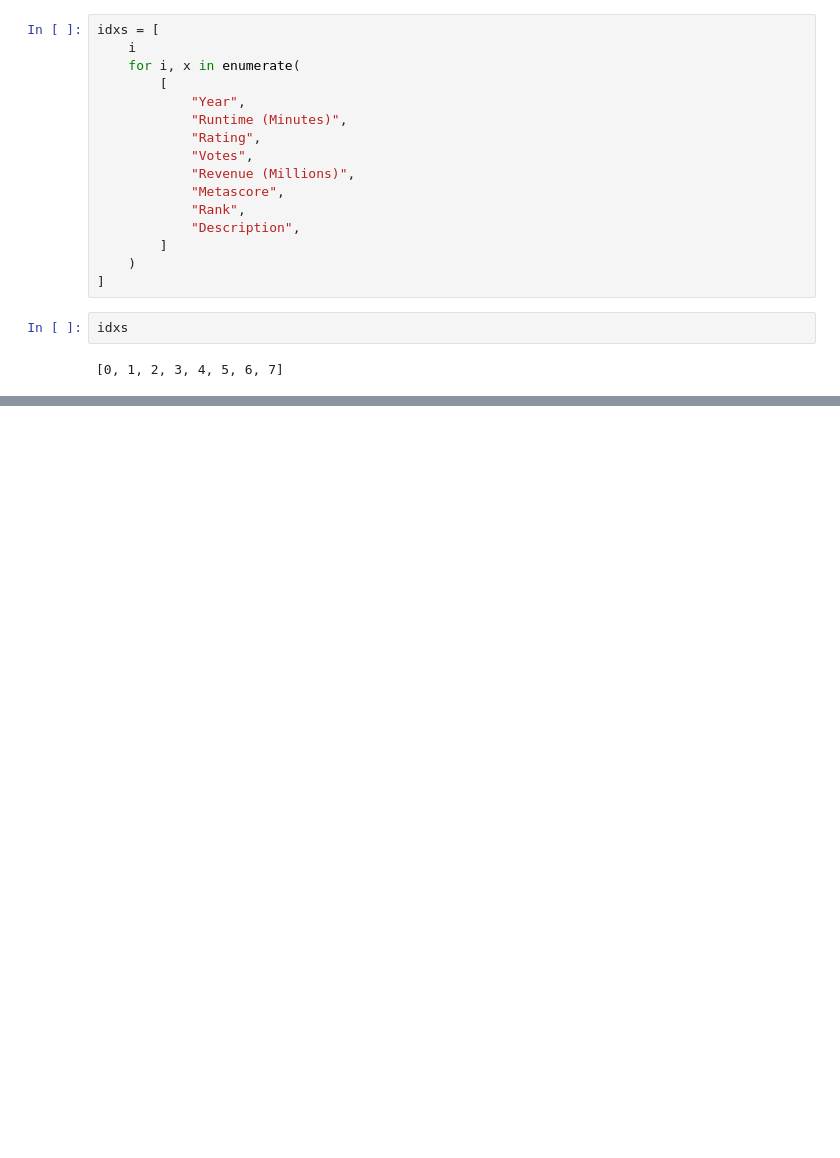
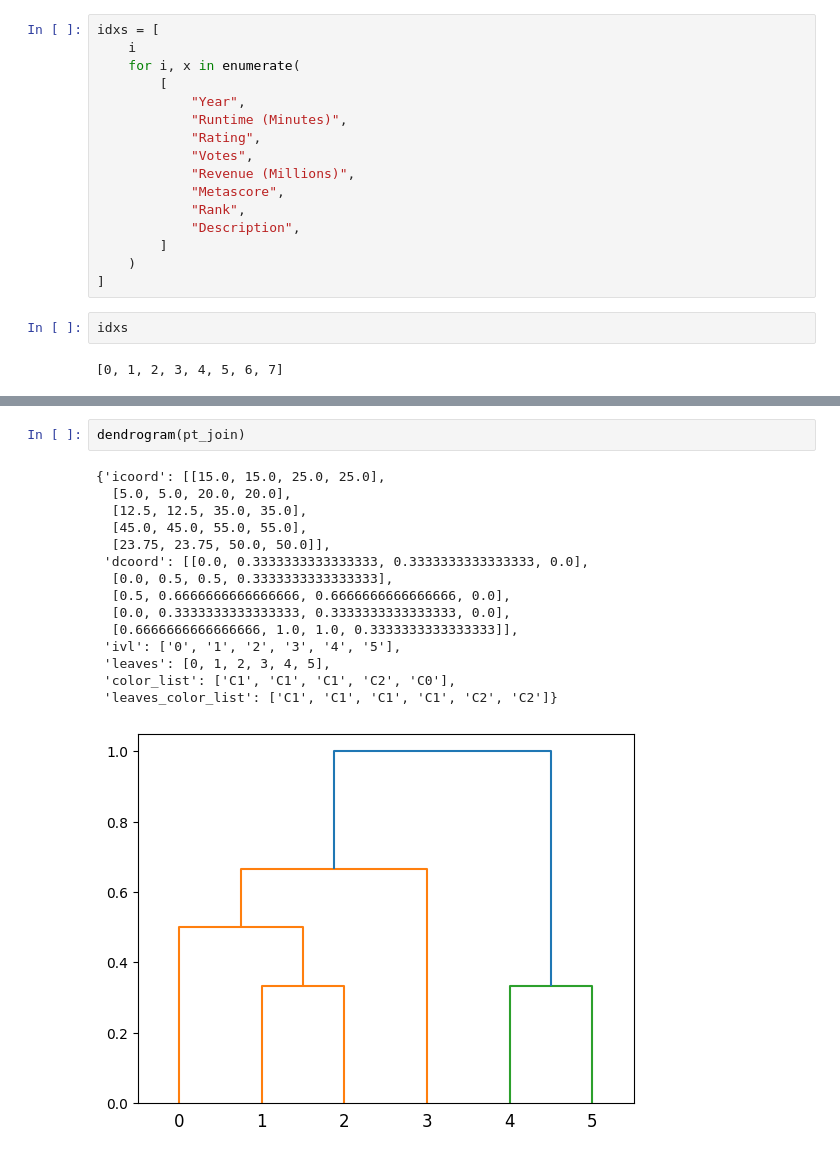
Before and after one commit to jameswburton18/TextNTabularExplanations, a Jupyter notebook: notebooks/test.ipynb, the cells around one changed output, grey strips where cells are left out. Cells and saved outputs as stored; diff of their text form; blank space fills up the shorter version.

```diff
--- a/notebooks/test.ipynb
+++ b/notebooks/test.ipynb
@@ -182,0 +381,18 @@ idxs
+# %%
+dendrogram(pt_join)
+# %% [output]
+{'icoord': [[15.0, 15.0, 25.0, 25.0],
+  [5.0, 5.0, 20.0, 20.0],
+  [12.5, 12.5, 35.0, 35.0],
+  [45.0, 45.0, 55.0, 55.0],
+  [23.75, 23.75, 50.0, 50.0]],
+ 'dcoord': [[0.0, 0.3333333333333333, 0.3333333333333333, 0.0],
+  [0.0, 0.5, 0.5, 0.3333333333333333],
+  [0.5, 0.6666666666666666, 0.6666666666666666, 0.0],
+  [0.0, 0.3333333333333333, 0.3333333333333333, 0.0],
+  [0.6666666666666666, 1.0, 1.0, 0.3333333333333333]],
+ 'ivl': ['0', '1', '2', '3', '4', '5'],
+ 'leaves': [0, 1, 2, 3, 4, 5],
+ 'color_list': ['C1', 'C1', 'C1', 'C2', 'C0'],
+ 'leaves_color_list': ['C1', 'C1', 'C1', 'C1', 'C2', 'C2']}
+[figure, added]
```
Also changed, not shown: parts of 10 cells of this notebook.
